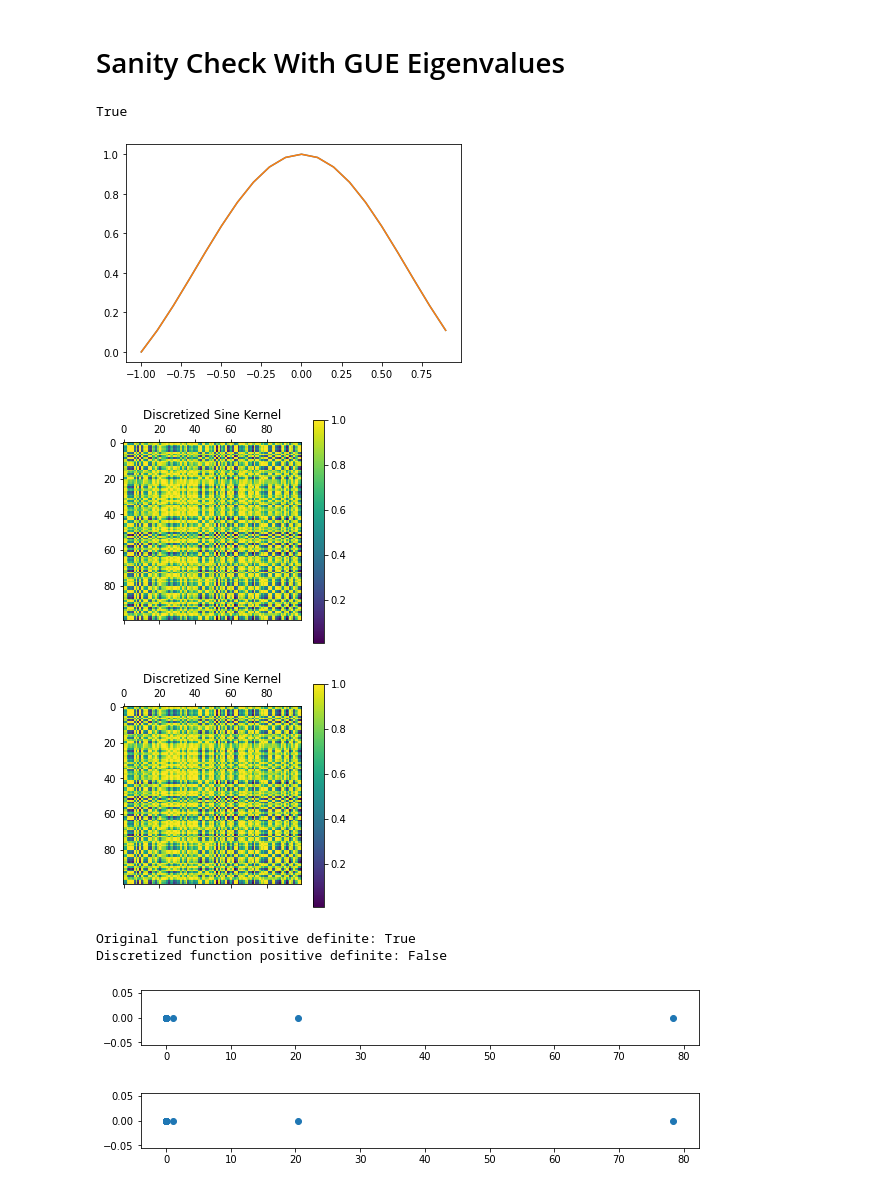
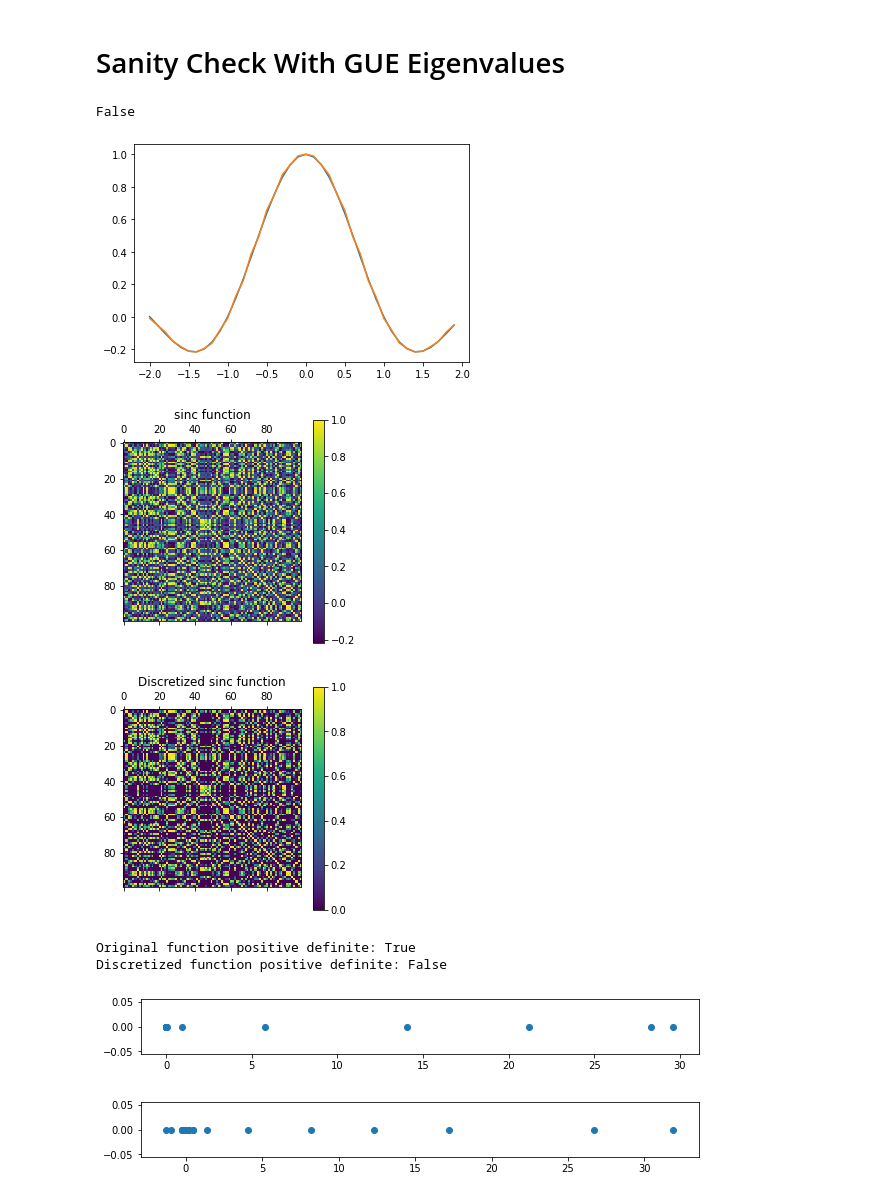
Before and after one commit to SamKirkiles/Determinantal-Point-Process-Sampling, a Jupyter notebook: Determinantal Point Processes.ipynb, the cells around one changed output. Drawn from its saved outputs; the diff is of its cells as text; code cells hidden in the pictures.

```diff
--- a/Determinantal Point Processes.ipynb
+++ b/Determinantal Point Processes.ipynb
@@ -255,9 +327,11 @@ ax2.set_zlim(0, 1)
 # Sanity Check With GUE Eigenvalues
 # %%
 sample_size = 100
-partitions = 100000
+partitions = 100
+a= -2
+b = 2
 
-s = np.random.uniform(-0.5,0.5, sample_size)
+s = np.random.uniform(a,b, sample_size)
 
 matrix = np.array([[np.sin(math.pi*(s[i]-s[j]))/(math.pi*(s[i]-s[j])) if i != j else 1 for i in range(sample_size)] for j in range(sample_size)])
 
@@ -271,12 +345,12 @@ def discretize(points, a, b, partitions):
                        [0]+([np.sin(math.pi * ((bins[i]+bins[i+1])/2))/(math.pi * ((bins[i]+bins[i+1])/2)) if (bins[i]+bins[i+1])/2 != 0.0 else 1 for i in range(len(bins)-1)])+[0],
                        )
 
-x = np.arange(-1,1,.1)
+x = np.arange(a,b,.1)
 y = np.sin(math.pi*x)/(math.pi*x)
 
 
 plt.plot(x,y)
-plt.plot(x,discretize(x, -1, 1, partitions))
+plt.plot(x,discretize(x, a, b, partitions))
 
 input_matrix = np.array([[s[i]-s[j] for i in range(sample_size)] for j in range(sample_size)])
 
@@ -291,43 +365,43 @@ def check_symmetric(a, rtol=1e-05, atol=1e-08):
 print(check_symmetric(discretized))
 plt.matshow(matrix)
 plt.colorbar()
-plt.title("Discretized Sine Kernel")
+plt.title("sinc function")
 plt.show()
 
 #print(matrix)
 #print("Space")
 
 #print(discretized)
 plt.matshow(discretized)
 plt.colorbar()
-plt.title("Discretized Sine Kernel")
+plt.title("Discretized sinc function")
 plt.show()
 
 eigs = np.around(np.linalg.eig(matrix)[0].real,4)
 eigs[eigs==0.] = 0.
 
 print("Original function positive definite: " + str(np.all(eigs >= 0)))
 
 eigs_discrete = np.around(np.linalg.eig(discretized)[0].real,4)
 eigs_discrete[eigs_discrete==0.] = 0.
 
 #print(eigs_discrete)
 print("Discretized function positive definite: " + str(np.all(eigs_discrete >= 0)))
 
 
 fig = plt.figure(figsize=(10,1))
 plt.scatter(eigs,np.zeros(len(eigs)))
 plt.show()
 fig = plt.figure(figsize=(10,1))
 
 plt.scatter(eigs_discrete,np.zeros(len(eigs_discrete)))
 plt.show()
 # %% [output]
-True
+False
-[figure, old version]
+[figure, new version]
-[figure, old version]
+[figure, new version]
-[figure, old version]
+[figure, new version]
 Original function positive definite: True
 Discretized function positive definite: False
-[figure, old version]
+[figure, new version]
-[figure, old version]
+[figure, new version]
```
Also changed, not shown: parts of 7 cells of this notebook.
